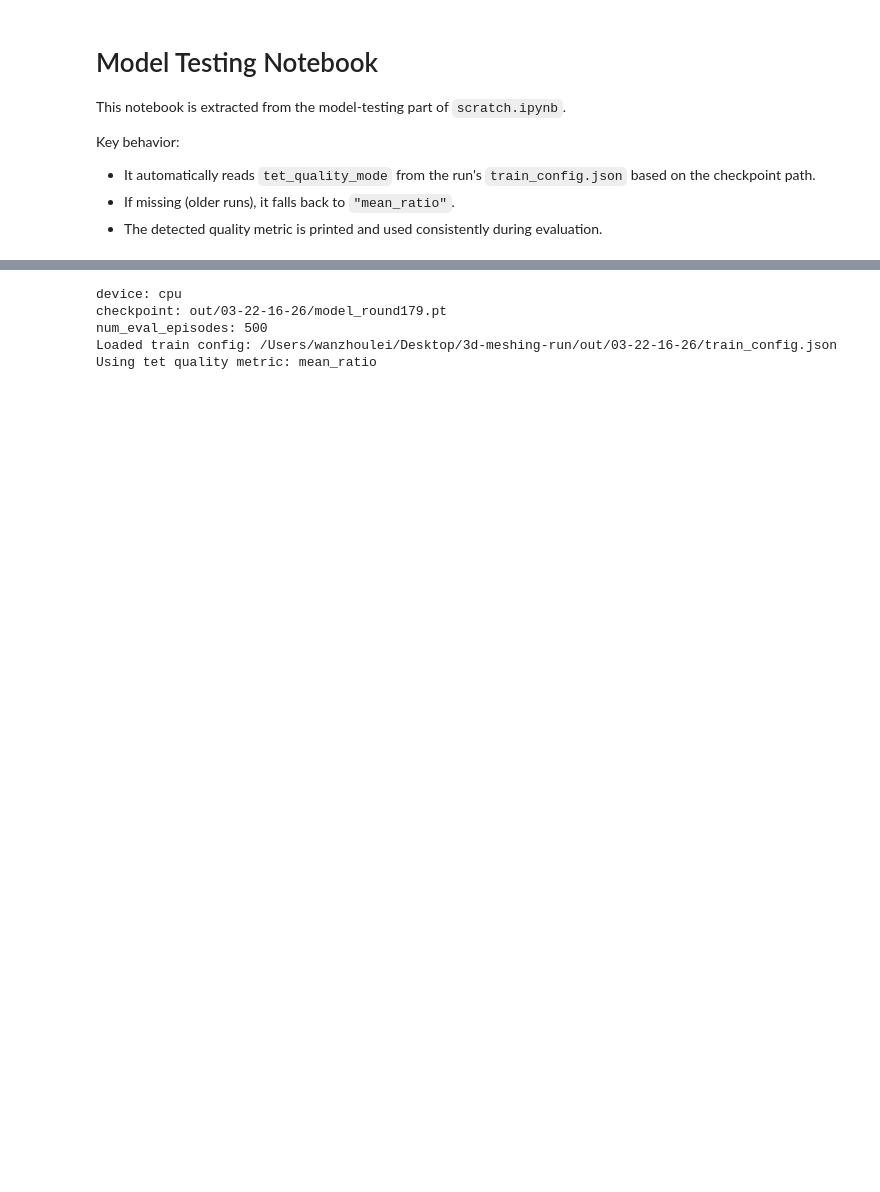
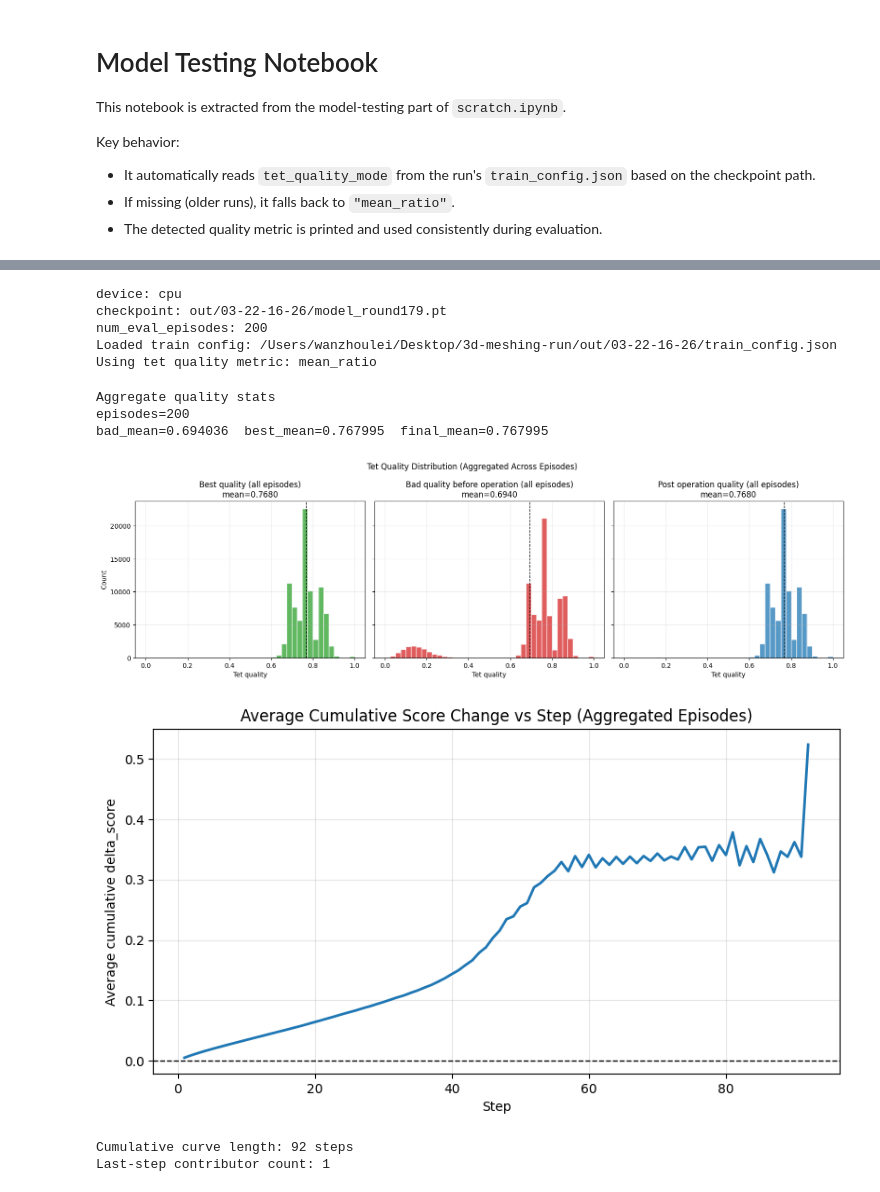
Before and after one commit to wanzhoulei/3d-meshing-run, a Jupyter notebook: test_model.ipynb, the cells around one changed output, grey strips where cells are left out. Cells and saved outputs as stored; diff of their text form; code cells hidden in the pictures; blank space fills up the shorter version.

```diff
--- a/test_model.ipynb
+++ b/test_model.ipynb
@@ -674,7 +674,7 @@ step | op_type      | local_idx | env_action | model_action | valid | delta_scor
 dataset_path = locals().get("dataset_path", "tet_dataset_grid125_sigma1e-02_N2000.mat")
 ckpt_path = locals().get("ckpt_path", "out/03-22-16-26/model_round179.pt")
 
-num_eval_episodes = 500
+num_eval_episodes = 200
 seed_multi = 123
 episode_ids = None
 
@@ -776,34 +776,41 @@ max_len = max((len(c) for c in cum_trajs), default=0)
 if max_len == 0:
     print("No actions taken in all selected episodes; skip cumulative plot.")
 else:
     cum_mean = np.full(max_len, np.nan, dtype=np.float64)
     cum_count = np.zeros(max_len, dtype=np.int64)
     for t in range(max_len):
         vals = [c[t] for c in cum_trajs if t < len(c)]
         if vals:
             cum_mean[t] = float(np.mean(vals))
             cum_count[t] = int(len(vals))
 
     x = np.arange(1, max_len + 1)
     plt.figure(figsize=(9.5, 4.8))
     plt.plot(x, cum_mean, "-", linewidth=2)
     plt.axhline(0.0, color="k", linestyle="--", linewidth=1)
     plt.grid(True, alpha=0.3)
     plt.xlabel("Step")
     plt.ylabel("Average cumulative delta_score")
     plt.title("Average Cumulative Score Change vs Step (Aggregated Episodes)")
     plt.show()
 
     print(f"Cumulative curve length: {max_len} steps")
     print(f"Last-step contributor count: {int(cum_count[-1])}")
 
 ds.close()
 # %% [output]
 device: cpu
 checkpoint: out/03-22-16-26/model_round179.pt
-num_eval_episodes: 500
+num_eval_episodes: 200
 Loaded train config: /Users/wanzhoulei/Desktop/3d-meshing-run/out/03-22-16-26/train_config.json
 Using tet quality metric: mean_ratio
+Aggregate quality stats
+episodes=200
+bad_mean=0.694036  best_mean=0.767995  final_mean=0.767995
+[figure, added]
+[figure, added]
+Cumulative curve length: 92 steps
+Last-step contributor count: 1
 # %%
 # -------------------------------------------------
 # Min tet-quality summary across evaluated episodes
```
Also changed, not shown: parts of 4 cells of this notebook, 1 other file.
